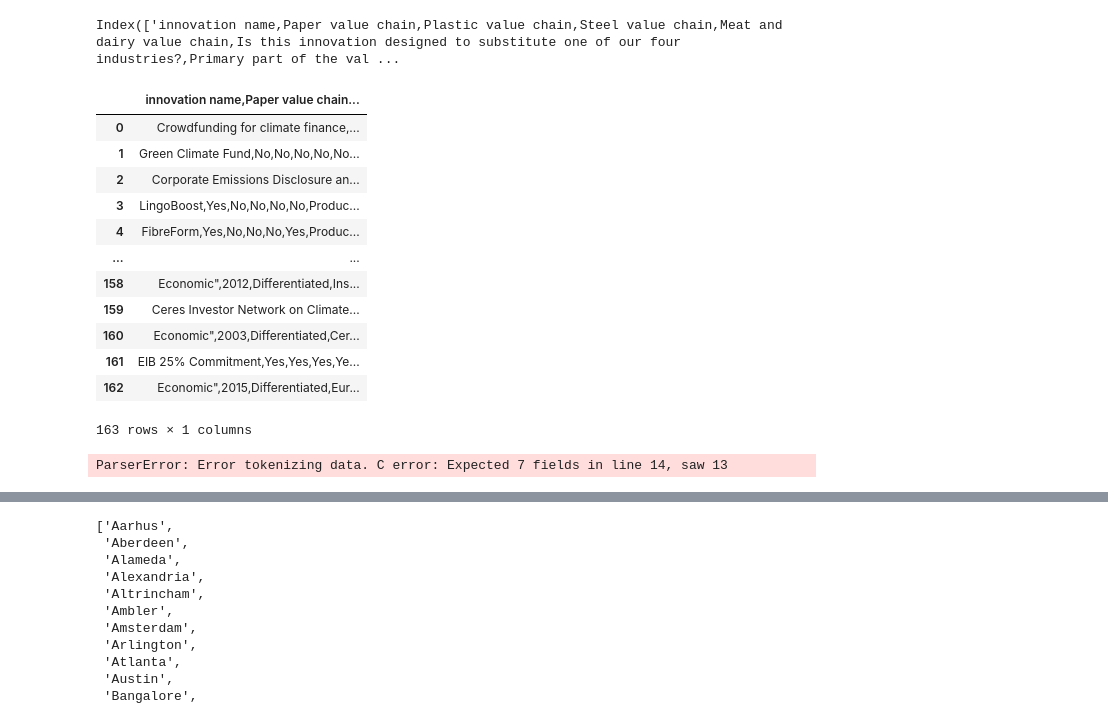
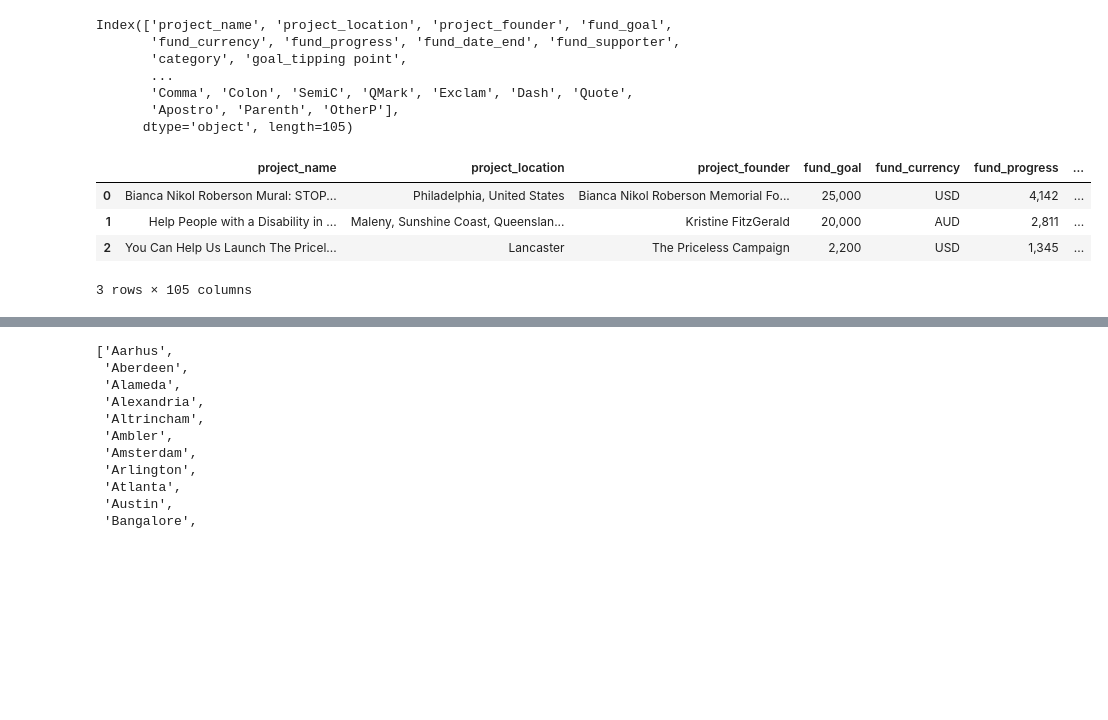
Before and after one commit to JulianePetersen2023/labs_repo, a Jupyter notebook: CRR_data.ipynb, the cells around one changed output, grey strips where cells are left out. Cells and saved outputs as stored; diff of their text form; code cells hidden in the pictures; blank space fills up the shorter version.

```diff
--- a/CRR_data.ipynb
+++ b/CRR_data.ipynb
@@ -1,28 +1,22 @@
 # %%
 import pandas as pd
 # %%
-EI=pd.read_csv(r"C:\Users\Juliane\Desktop\CRR_data\Enivromental_Innovations.csv")
+SE=pd.read_csv(r"C:\Users\Juliane\Documents\GitHub\Midterm_Social_Entrepreneurship\Social_enterpreneurship_data_with_venture_identification_linguistic_variables_and_fundraising_success.csv")
 # %%
-EI.columns
+SE.columns
 # %% [output]
-Index(['innovation name,Paper value chain,Plastic value chain,Steel value chain,Meat and dairy value chain,Is this innovation designed to substitute one of our four industries?,Primary part of the val ...
+Index(['project_name', 'project_location', 'project_founder', 'fund_goal',
+       'fund_currency', 'fund_progress', 'fund_date_end', 'fund_supporter',
+       'category', 'goal_tipping point',
+       ...
+       'Comma', 'Colon', 'SemiC', 'QMark', 'Exclam', 'Dash', 'Quote',
+       'Apostro', 'Parenth', 'OtherP'],
+      dtype='object', length=105)
 # %%
-EI
+SE.head(3)
 # %% [output]
-|  | innovation name,Paper value chain... |
-| 0 | Crowdfunding for climate finance,... |
-| 1 | Green Climate Fund,No,No,No,No,No... |
-| 2 | Corporate Emissions Disclosure an... |
-| 3 | LingoBoost,Yes,No,No,No,No,Produc... |
-| 4 | FibreForm,Yes,No,No,No,Yes,Produc... |
-| ... | ... |
-| 158 | Economic",2012,Differentiated,Ins... |
-| 159 | Ceres Investor Network on Climate... |
-| 160 | Economic",2003,Differentiated,Cer... |
-| 161 | EIB 25% Commitment,Yes,Yes,Yes,Ye... |
-| 162 | Economic",2015,Differentiated,Eur... |
+|  | project_name | project_location | project_founder | fund_goal | fund_currency | fund_progress | ... |
+| 0 | Bianca Nikol Roberson Mural: STOP... | Philadelphia, United States | Bianca Nikol Roberson Memorial Fo... | 25,000 | USD | 4,142 | ... |
+| 1 | Help People with a Disability in ... | Maleny, Sunshine Coast, Queenslan... | Kristine FitzGerald | 20,000 | AUD | 2,811 | ... |
+| 2 | You Can Help Us Launch The Pricel... | Lancaster | The Priceless Campaign | 2,200 | USD | 1,345 | ... |
-163 rows × 1 columns
+3 rows × 105 columns
-# %%
-CSE=pd.read_csv(r"C:\Users\Juliane\Desktop\CRR_data\cordis-h2020projects.csv")
-# %% [output]
-ParserError: Error tokenizing data. C error: Expected 7 fields in line 14, saw 13
```
Also changed, not shown: parts of 12 cells of this notebook, 2 other files.
